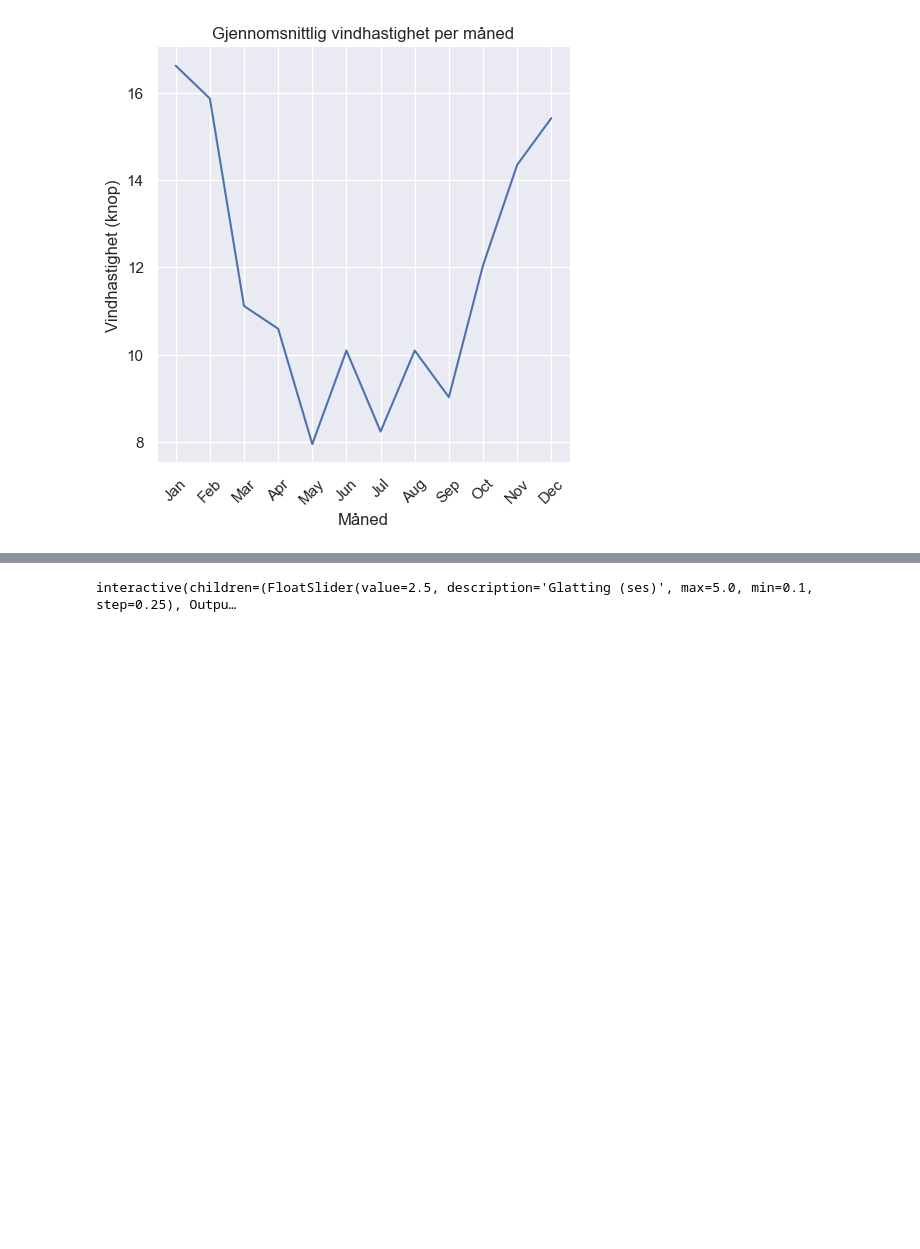
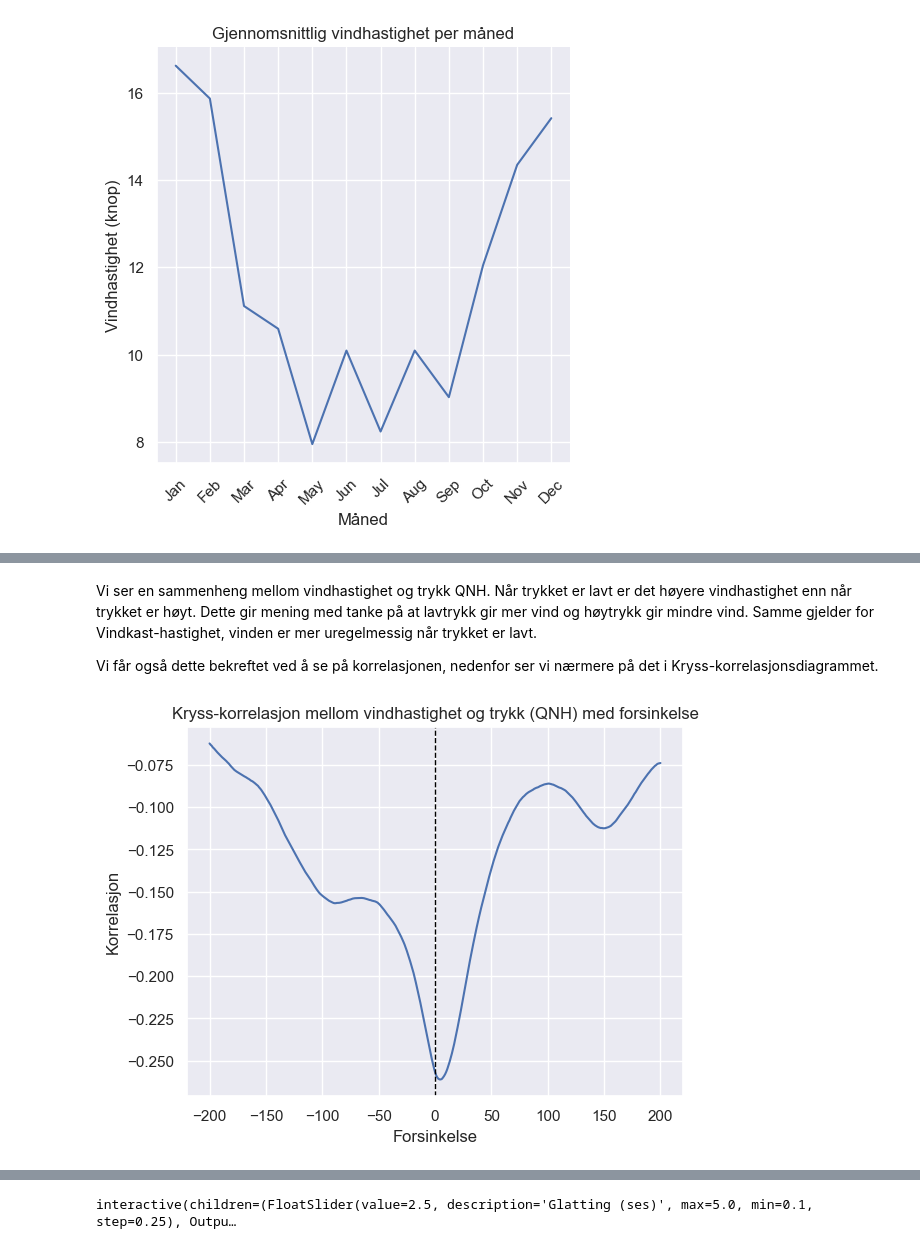
Before and after one commit to oaherrem/Prosjektgruppe55, a Jupyter notebook: proj_environment-main/notebooks/Oppgave_5.ipynb, the cells around one changed output, grey strips where cells are left out. Cells and saved outputs as stored; diff of their text form; code cells hidden in the pictures; blank space fills up the shorter version.

```diff
--- a/proj_environment-main/notebooks/Oppgave_5.ipynb
+++ b/proj_environment-main/notebooks/Oppgave_5.ipynb
@@ -146,2 +142,23 @@ Samme gjelder for Vindkast-hastighet, vinden er mer uregelmessig når trykket er
 [figure]
 [figure]
+# %% [markdown]
+Vi ser en sammenheng mellom vindhastighet og trykk QNH.
+Når trykket er lavt er det høyere vindhastighet enn når trykket er høyt.
+Dette gir mening med tanke på at lavtrykk gir mer vind og høytrykk gir mindre vind.
+Samme gjelder for Vindkast-hastighet, vinden er mer uregelmessig når trykket er lavt.
+
+Vi får også dette bekreftet ved å se på korrelasjonen, nedenfor ser vi nærmere på det i Kryss-korrelasjonsdiagrammet.
+# %%
+max_lag = 200
+lags = np.arange(-max_lag, max_lag + 1)
+cross_corr = [df_airport['Wind_speed'].corr(df_airport['QNH'].shift(lag)) for lag in lags]
+
+plt.plot(lags, cross_corr)
+plt.title('Kryss-korrelasjon mellom vindhastighet og trykk (QNH) med forsinkelse')
+plt.axvline(0, color='black', linestyle='--', linewidth=1)
+plt.xlabel('Forsinkelse')
+plt.ylabel('Korrelasjon')
+plt.grid(True)
+plt.show()
+# %% [output]
+[figure, added]
```
Also changed, not shown: parts of 25 cells of this notebook.
